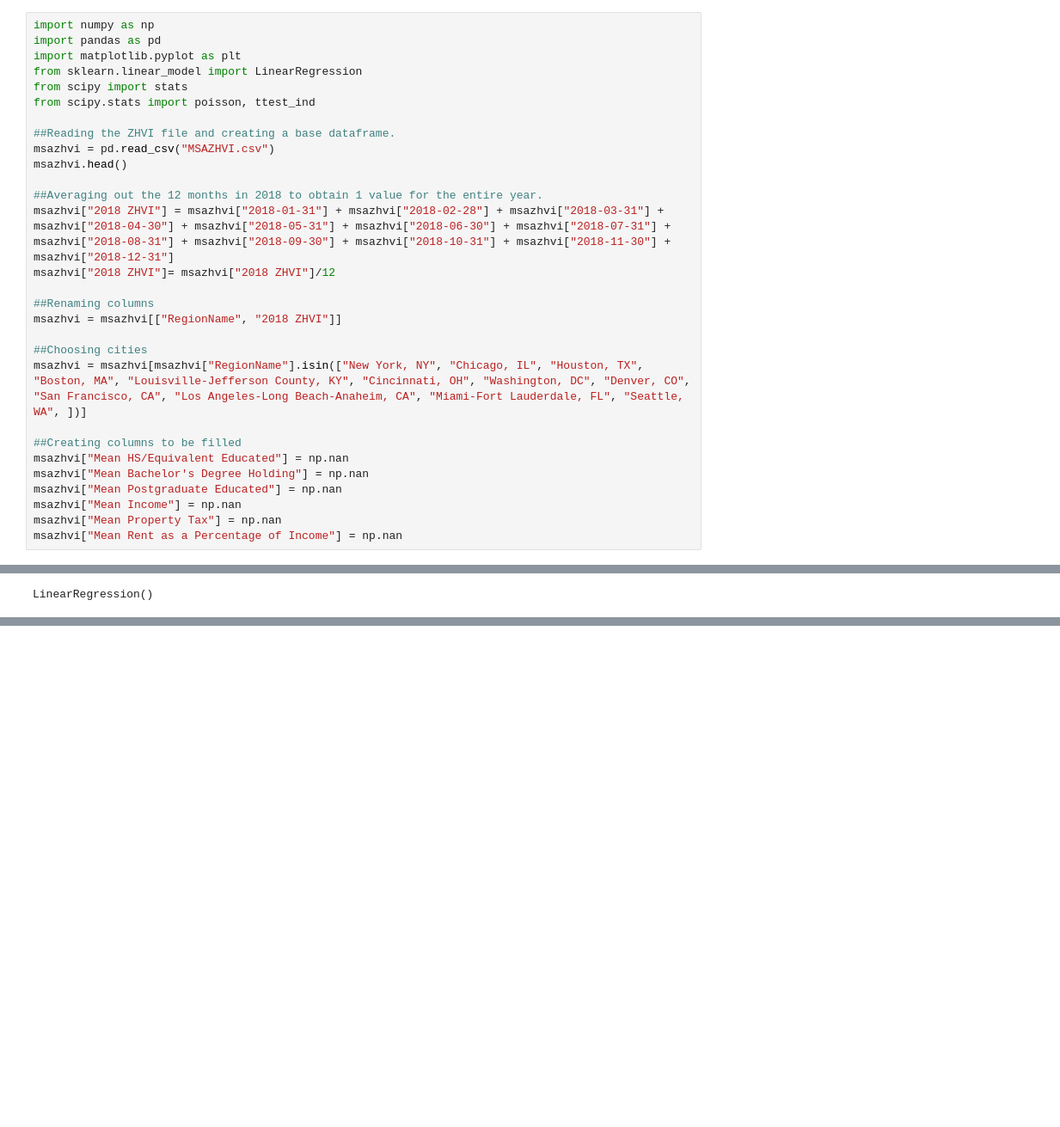
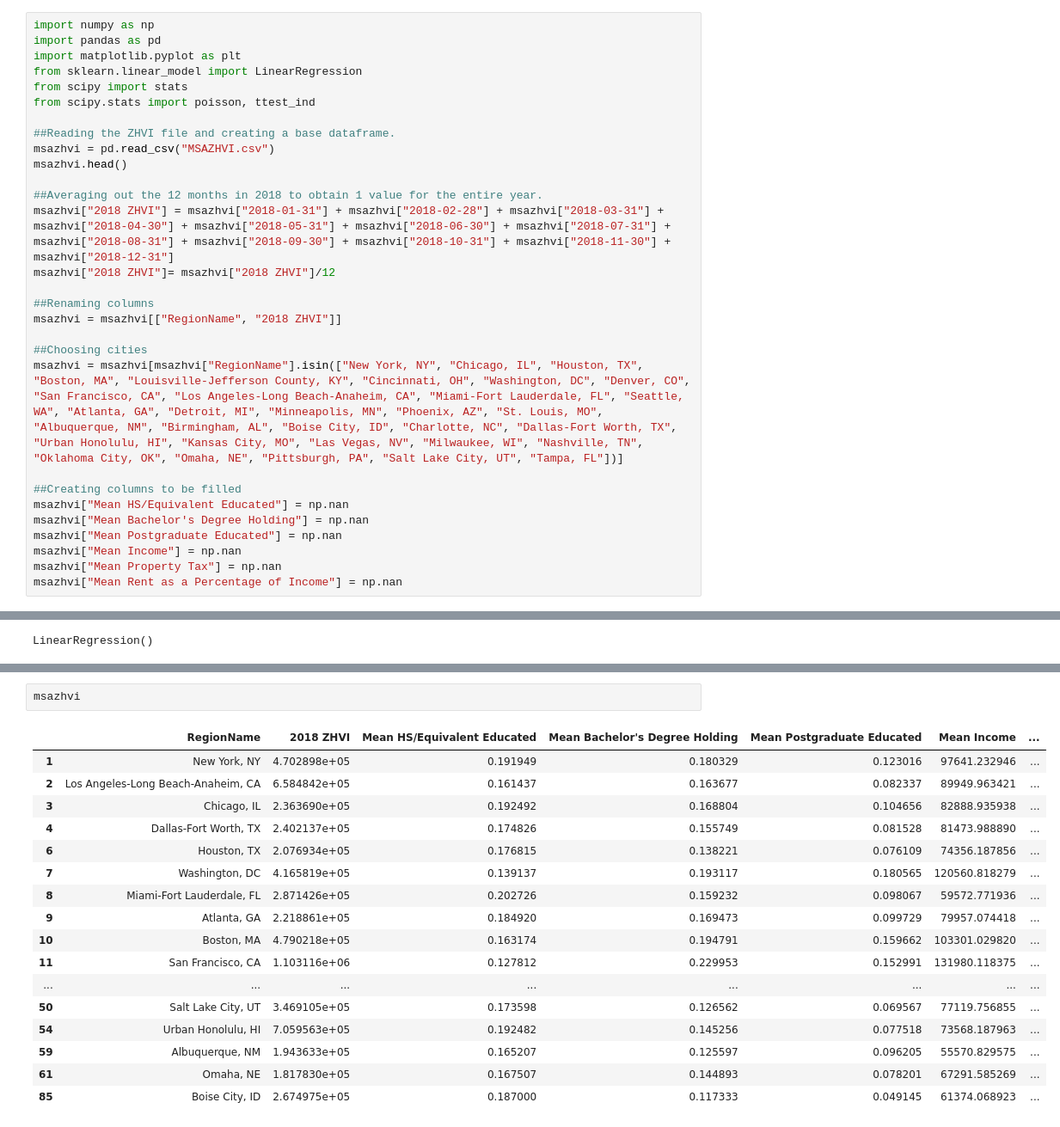
Before and after one commit to Wichaelian/INFO2950, a Jupyter notebook: Phase IV.ipynb, the cells around one changed output, grey strips where cells are left out. Shown at 86% size. Saved outputs shown, nothing was run; the diff lists cells and outputs as text; blank space fills up the shorter version.

```diff
--- a/Phase IV.ipynb
+++ b/Phase IV.ipynb
@@ -18,7 +18,7 @@ msazhvi["2018 ZHVI"]= msazhvi["2018 ZHVI"]/12
 msazhvi = msazhvi[["RegionName", "2018 ZHVI"]]
 
 ##Choosing cities
-msazhvi = msazhvi[msazhvi["RegionName"].isin(["New York, NY", "Chicago, IL", "Houston, TX", "Boston, MA", "Louisville-Jefferson County, KY", "Cincinnati, OH", "Washington, DC", "Denver, CO", "San Francisco, CA", "Los Angeles-Long Beach-Anaheim, CA", "Miami-Fort Lauderdale, FL", "Seattle, WA", ])]
+msazhvi = msazhvi[msazhvi["RegionName"].isin(["New York, NY", "Chicago, IL", "Houston, TX", "Boston, MA", "Louisville-Jefferson County, KY", "Cincinnati, OH", "Washington, DC", "Denver, CO", "San Francisco, CA", "Los Angeles-Long Beach-Anaheim, CA", "Miami-Fort Lauderdale, FL", "Seattle, WA", "Atlanta, GA", "Detroit, MI", "Minneapolis, MN", "Phoenix, AZ", "St. Louis, MO", "Albuquerque, NM", "Birmingham, AL", "Boise City, ID", "Charlotte, NC", "Dallas-Fort Worth, TX", "Urban Honolulu, HI", "Kansas City, MO", "Las Vegas, NV", "Milwaukee, WI", "Nashville, TN", "Oklahoma City, OK", "Omaha, NE", "Pittsburgh, PA", "Salt Lake City, UT", "Tampa, FL"])]
 
 ##Creating columns to be filled
 msazhvi["Mean HS/Equivalent Educated"] = np.nan
@@ -213,3 +263,23 @@ plt.show()
 # %% [output]
 [interactive output not drawn]
 [interactive output not drawn]
+# %%
+msazhvi
+# %% [output]
+|  | RegionName | 2018 ZHVI | Mean HS/Equivalent Educated | Mean Bachelor's Degree Holding | Mean Postgraduate Educated | Mean Income | ... |
+| 1 | New York, NY | 4.702898e+05 | 0.191949 | 0.180329 | 0.123016 | 97641.232946 | ... |
+| 2 | Los Angeles-Long Beach-Anaheim, CA | 6.584842e+05 | 0.161437 | 0.163677 | 0.082337 | 89949.963421 | ... |
+| 3 | Chicago, IL | 2.363690e+05 | 0.192492 | 0.168804 | 0.104656 | 82888.935938 | ... |
+| 4 | Dallas-Fort Worth, TX | 2.402137e+05 | 0.174826 | 0.155749 | 0.081528 | 81473.988890 | ... |
+| 6 | Houston, TX | 2.076934e+05 | 0.176815 | 0.138221 | 0.076109 | 74356.187856 | ... |
+| 7 | Washington, DC | 4.165819e+05 | 0.139137 | 0.193117 | 0.180565 | 120560.818279 | ... |
+| 8 | Miami-Fort Lauderdale, FL | 2.871426e+05 | 0.202726 | 0.159232 | 0.098067 | 59572.771936 | ... |
+| 9 | Atlanta, GA | 2.218861e+05 | 0.184920 | 0.169473 | 0.099729 | 79957.074418 | ... |
+| 10 | Boston, MA | 4.790218e+05 | 0.163174 | 0.194791 | 0.159662 | 103301.029820 | ... |
+| 11 | San Francisco, CA | 1.103116e+06 | 0.127812 | 0.229953 | 0.152991 | 131980.118375 | ... |
+| ... | ... | ... | ... | ... | ... | ... | ... |
+| 50 | Salt Lake City, UT | 3.469105e+05 | 0.173598 | 0.126562 | 0.069567 | 77119.756855 | ... |
+| 54 | Urban Honolulu, HI | 7.059563e+05 | 0.192482 | 0.145256 | 0.077518 | 73568.187963 | ... |
+| 59 | Albuquerque, NM | 1.943633e+05 | 0.165207 | 0.125597 | 0.096205 | 55570.829575 | ... |
+| 61 | Omaha, NE | 1.817830e+05 | 0.167507 | 0.144893 | 0.078201 | 67291.585269 | ... |
+| 85 | Boise City, ID | 2.674975e+05 | 0.187000 | 0.117333 | 0.049145 | 61374.068923 | ... |
```
Also changed, not shown: parts of 10 cells of this notebook.
